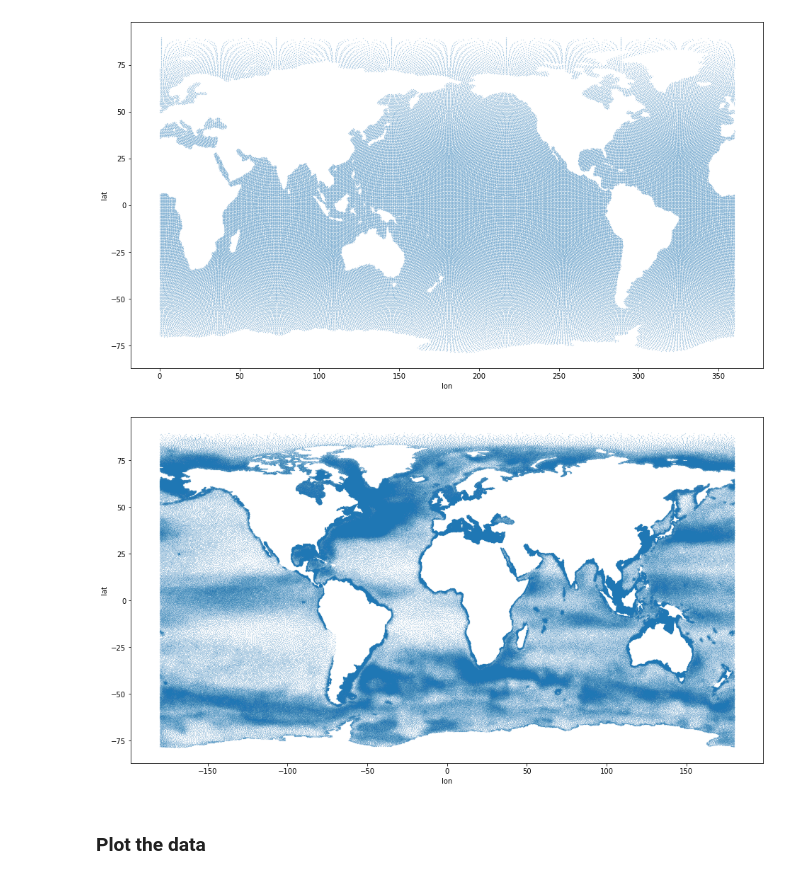
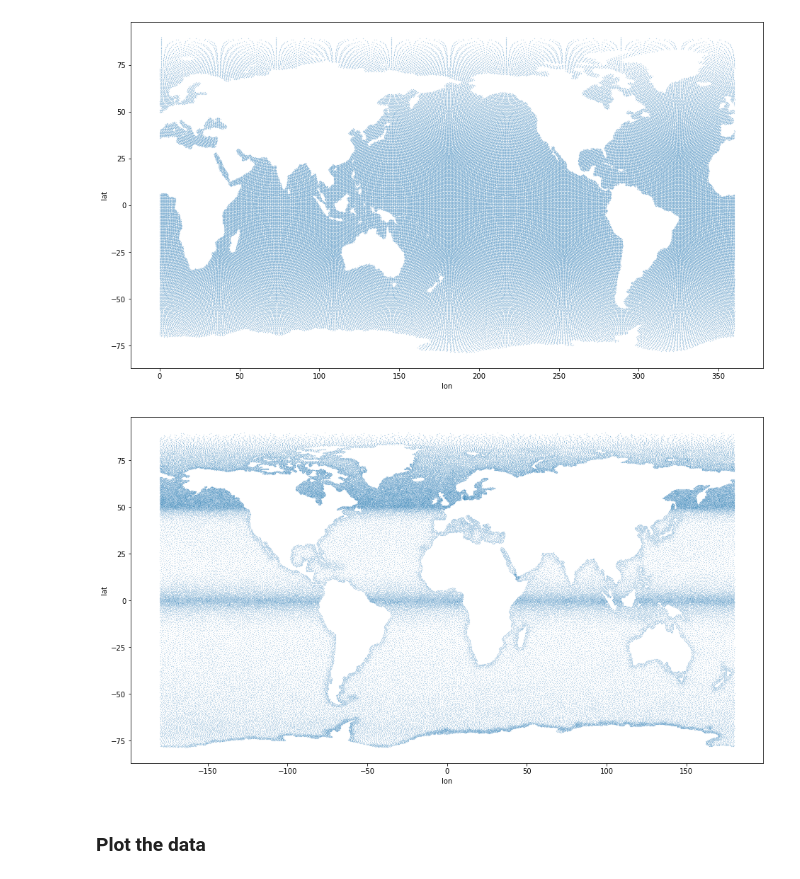
Before and after one commit to roocs/regrid-prototype, a Jupyter notebook: docs/notebooks/xESMF_unstructured_locstream_ref.ipynb, the cells around one changed output. Drawn from its saved outputs; the diff is of its cells as text; code cells hidden in the pictures.

Commit message:
Added test-data retrieval to most important notebooks

```diff
--- a/docs/notebooks/xESMF_unstructured_locstream_ref.ipynb
+++ b/docs/notebooks/xESMF_unstructured_locstream_ref.ipynb
@@ -32,23 +38,31 @@ Using xESMF in version 0.6.1
+# %%
+# Initialize mini-esgf-data
+MINIESGF_URL="https://github.com/roocs/mini-esgf-data"
+branch = "master"
+MINIESGF = Path(Path.home(),".mini-esgf-data", branch)
+
+# Retrieve mini-esgf test data
+if not os.path.isdir(MINIESGF):
+    repo = Repo.clone_from(MINIESGF_URL, MINIESGF)
+    repo.git.checkout(branch)
+else:
+    repo = Repo(MINIESGF)
+    repo.git.checkout(branch)
+    repo.remotes[0].pull()
+
+MINIESGF=Path(MINIESGF,"test_data")
 # %% [markdown]
 ### Load the dataset
 # %%
-pool_path="/pool/data/CMIP6/data"
+# ICON-O
+ds_path_icon = Path(MINIESGF, "badc/cmip6/data/CMIP6/CMIP/MPI-M/ICON-ESM-LR/historical/r1i1p1f1/Omon/"
+                              "thetao/gn/v20210215/thetao_Omon_ICON-ESM-LR_historical_r1i1p1f1_gn_185001.nc")
+ds_icon = xr.open_dataset(ds_path_icon).isel(time=0, lev=0)
 
-drs_path_icon="CMIP/MPI-M/ICON-ESM-LR/historical/r1i1p1f1/Omon/tos/gn/v20210215"
-ifile_icon="tos_Omon_ICON-ESM-LR_historical_r1i1p1f1_gn_185001-185912.nc"
-# On mistral
-#ds_path_icon=pool_path+"/"+ds_path_icon+"/"+ifile_icon
-# Locally
-ds_path_icon=ifile_icon
-ds_icon = xr.open_dataset(ds_path_icon).isel(time=0)
-
-drs_path_awicm="CMIP/AWI/AWI-CM-1-1-MR/historical/r1i1p1f1/Omon/tos/gn/v20181218/"
-ifile_awicm="tos_Omon_AWI-CM-1-1-MR_historical_r1i1p1f1_gn_185001-185012.nc"
-# On mistral
-#ds_path_awicm=pool_path+"/"+ds_path_awicm+"/"+ifile_awicm
-# Locally
-ds_path_awicm=ifile_awicm
-ds_awicm = xr.open_dataset(ds_path_awicm).isel(time=0)
+# FESOM2
+ds_path_awiesm = Path(MINIESGF, "badc/cmip6/data/CMIP6/CMIP/AWI/AWI-ESM-1-1-LR/historical/r1i1p1f1/Omon/"
+                               "tos/gn/v20200212/tos_Omon_AWI-ESM-1-1-LR_historical_r1i1p1f1_gn_185001.nc")
+ds_awiesm = xr.open_dataset(ds_path_awiesm).isel(time=0)
 # %%
 ds_icon
 # %% [output]
@@ -102,11 +116,11 @@ plt.ylabel('lat');
 # %%
 # plot grid
 plt.figure(figsize=(16,9))
-plt.scatter(ds_awicm['lon'], ds_awicm['lat'], s=0.01)
+plt.scatter(ds_awiesm['lon'], ds_awiesm['lat'], s=0.01)
 plt.xlabel('lon');
 plt.ylabel('lat');
 # %% [output]
-[figure, old version]
+[figure, new version]
 # %% [markdown]
 ### Plot the data
 # %%
```
Also changed, not shown: parts of 28 cells of this notebook, 3 other files.
